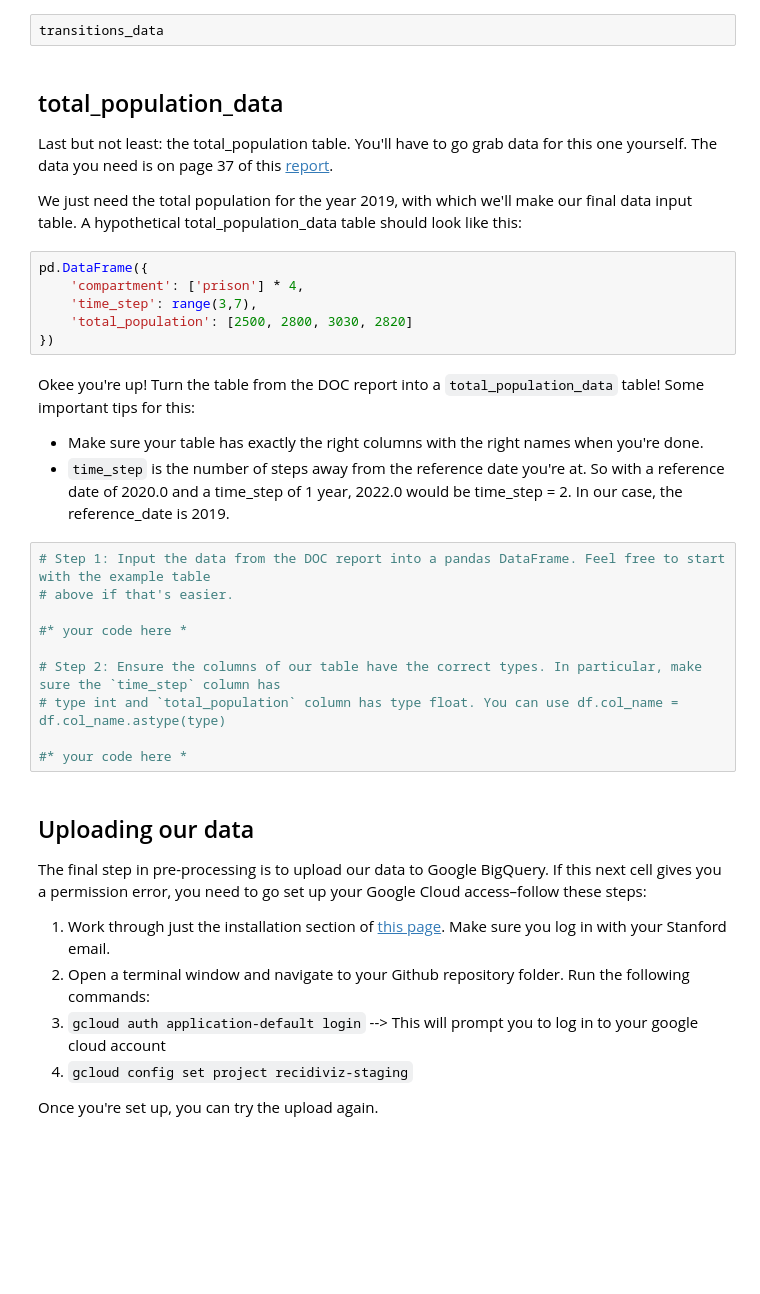
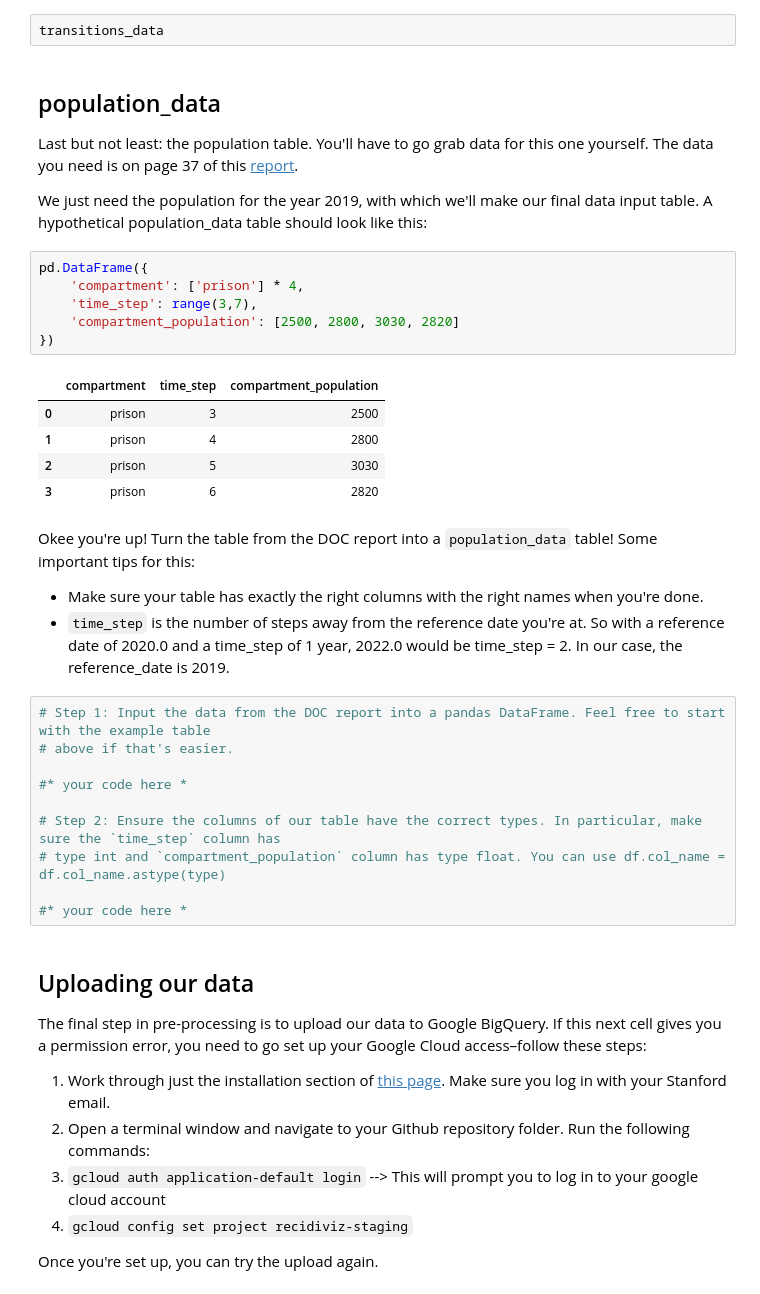
Before and after one commit to stanford-decarceration-collective/stanford-decarceration-collective, a Jupyter notebook: notebooks/parole_simulation_tutorial_2022.ipynb, the cells around one changed output. Saved outputs shown, nothing was run; the diff lists cells and outputs as text; blank space fills up the shorter version.

```diff
--- a/notebooks/parole_simulation_tutorial_2022.ipynb
+++ b/notebooks/parole_simulation_tutorial_2022.ipynb
@@ -278,18 +287,24 @@ Killin it!! Now let's take a look at what we just made and sanity-check that it
 # %%
 transitions_data
 # %% [markdown]
-## total_population_data
-Last but not least: the total_population table. You'll have to go grab data for this one yourself. The data you need is on page 37 of this [report](https://vadoc.virginia.gov/media/1623/vadoc-financial-annual-mis-report-2020.pdf).
+## population_data
+Last but not least: the population table. You'll have to go grab data for this one yourself. The data you need is on page 37 of this [report](https://vadoc.virginia.gov/media/1623/vadoc-financial-annual-mis-report-2020.pdf).
 
-We just need the total population for the year 2019, with which we'll make our final data input table. A hypothetical total_population_data table should look like this:
+We just need the population for the year 2019, with which we'll make our final data input table. A hypothetical population_data table should look like this:
 # %%
 pd.DataFrame({
     'compartment': ['prison'] * 4,
     'time_step': range(3,7),
-    'total_population': [2500, 2800, 3030, 2820]
+    'compartment_population': [2500, 2800, 3030, 2820]
 })
+# %% [output]
+|  | compartment | time_step | compartment_population |
+| 0 | prison | 3 | 2500 |
+| 1 | prison | 4 | 2800 |
+| 2 | prison | 5 | 3030 |
+| 3 | prison | 6 | 2820 |
 # %% [markdown]
-Okee you're up! Turn the table from the DOC report into a `total_population_data` table! Some important tips for this:
+Okee you're up! Turn the table from the DOC report into a `population_data` table! Some important tips for this:
 * Make sure your table has exactly the right columns with the right names when you're done.
 * `time_step` is the number of steps away from the reference date you're at. So with a reference date of 2020.0 and a time_step of 1 year, 2022.0 would be time_step = 2. In our case, the reference_date is 2019.
 # %%
@@ -299,7 +314,7 @@ Okee you're up! Turn the table from the DOC report into a `total_population_data
 #* your code here *
 
 # Step 2: Ensure the columns of our table have the correct types. In particular, make sure the `time_step` column has
-# type int and `total_population` column has type float. You can use df.col_name = df.col_name.astype(type)
+# type int and `compartment_population` column has type float. You can use df.col_name = df.col_name.astype(type)
 
 #* your code here *
 # %% [markdown]
```
Also changed, not shown: parts of 14 cells of this notebook, 29 other files.
